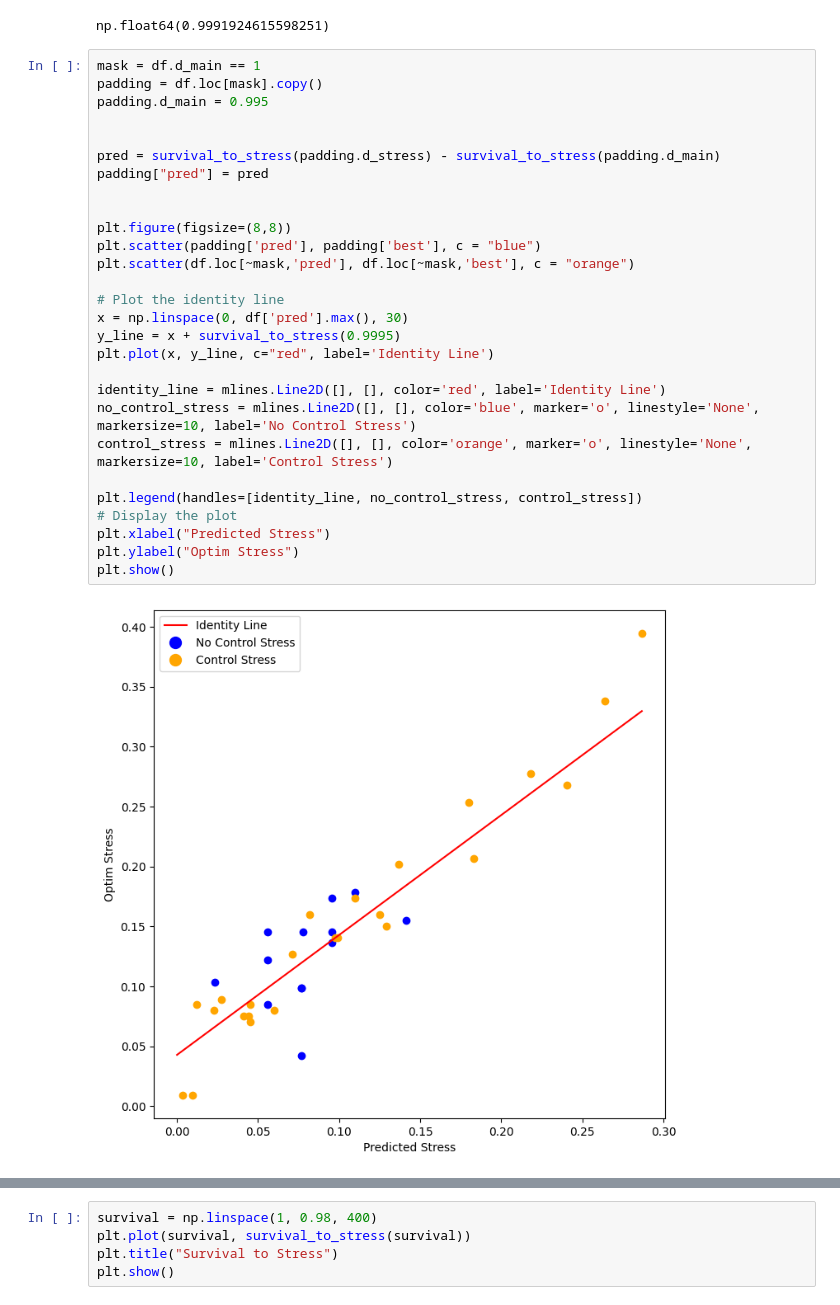
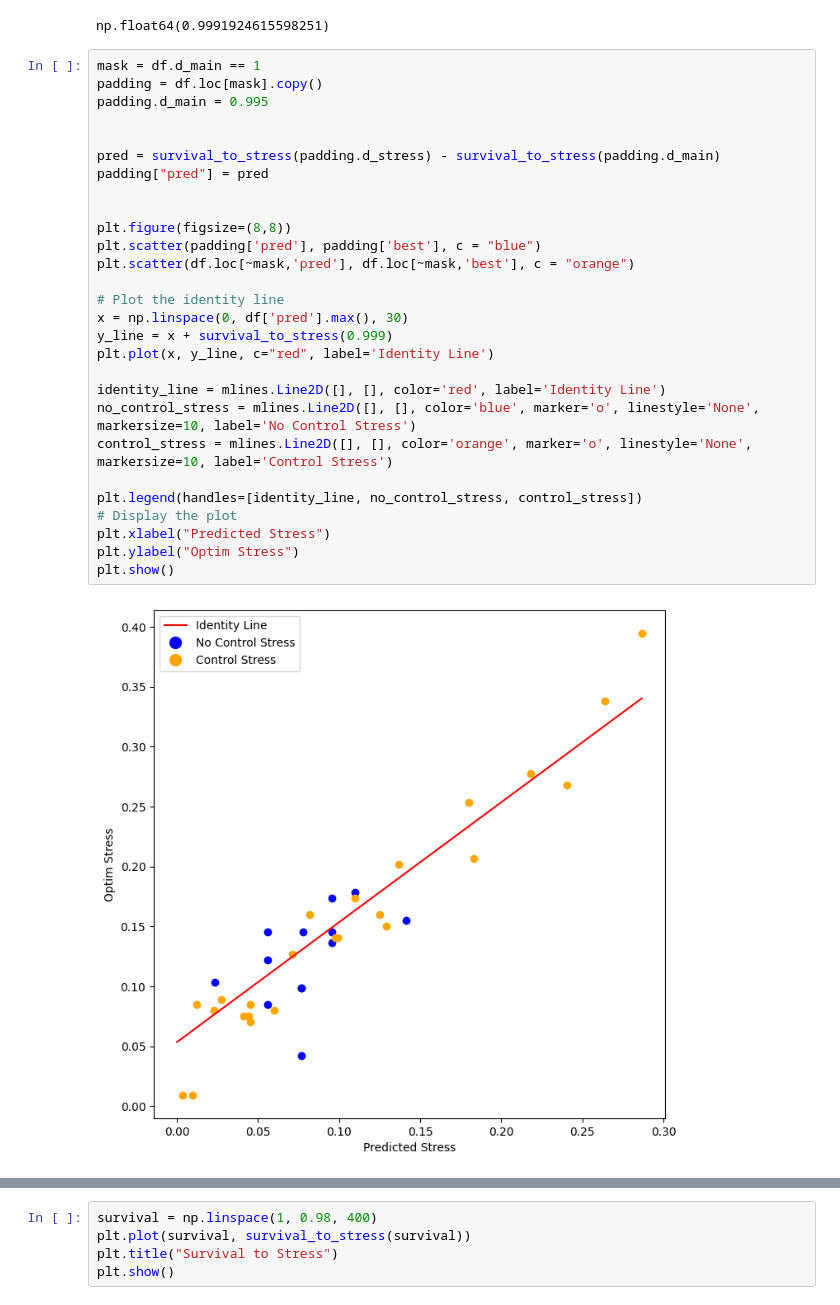
Before and after one commit to ffhammer/sam, a Jupyter notebook: experiments/beta_optim/explore_temperature.ipynb, the cells around one changed output, grey strips where cells are left out. Drawn from its saved outputs; the diff is of its cells as text.

```diff
--- a/explore_temperature.ipynb
+++ b/experiments/beta_optim/explore_temperature.ipynb
@@ -348,30 +348,30 @@ np.float64(0.9991924615598251)
 # %%
 mask = df.d_main == 1
 padding = df.loc[mask].copy()
 padding.d_main = 0.995
 
 
 pred = survival_to_stress(padding.d_stress) - survival_to_stress(padding.d_main)
 padding["pred"] = pred
 
 
 plt.figure(figsize=(8,8))
 plt.scatter(padding['pred'], padding['best'], c = "blue")
 plt.scatter(df.loc[~mask,'pred'], df.loc[~mask,'best'], c = "orange")
 
 # Plot the identity line
 x = np.linspace(0, df['pred'].max(), 30)
-y_line = x + survival_to_stress(0.9995)
+y_line = x + survival_to_stress(0.999)
 plt.plot(x, y_line, c="red", label='Identity Line')
 
 identity_line = mlines.Line2D([], [], color='red', label='Identity Line')
 no_control_stress = mlines.Line2D([], [], color='blue', marker='o', linestyle='None', markersize=10, label='No Control Stress')
 control_stress = mlines.Line2D([], [], color='orange', marker='o', linestyle='None', markersize=10, label='Control Stress')
 
 plt.legend(handles=[identity_line, no_control_stress, control_stress])
 # Display the plot
 plt.xlabel("Predicted Stress")
 plt.ylabel("Optim Stress")
 plt.show()
 # %% [output]
-[figure, old version]
+[figure, new version]
```
Also changed, not shown: parts of 2 cells of this notebook, 46 other files.
